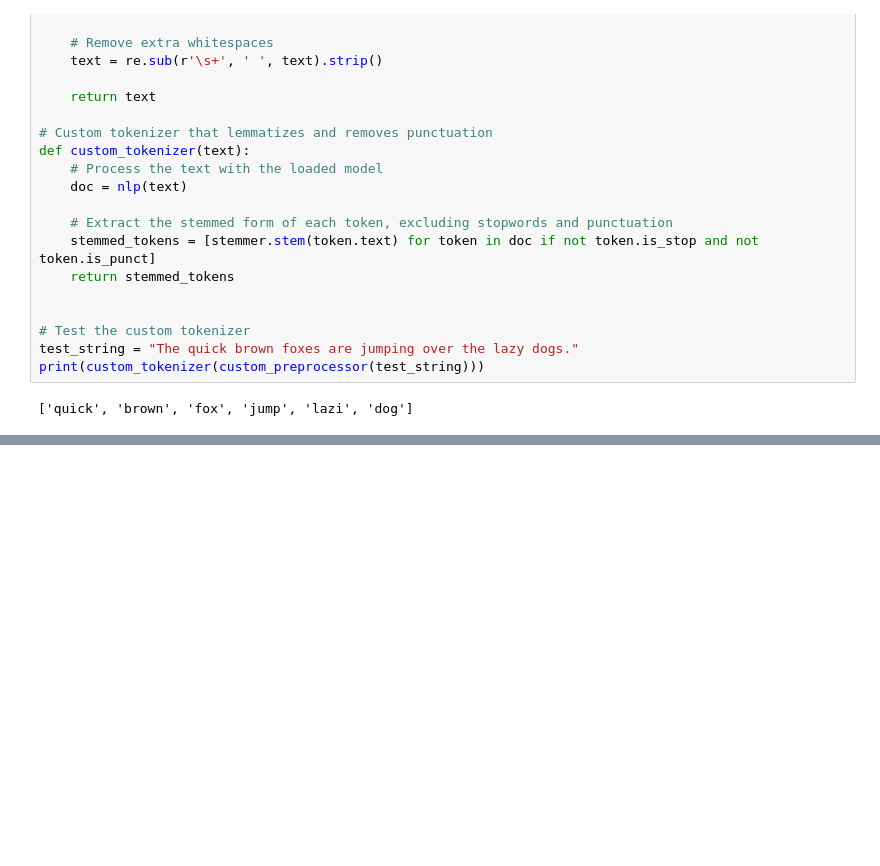
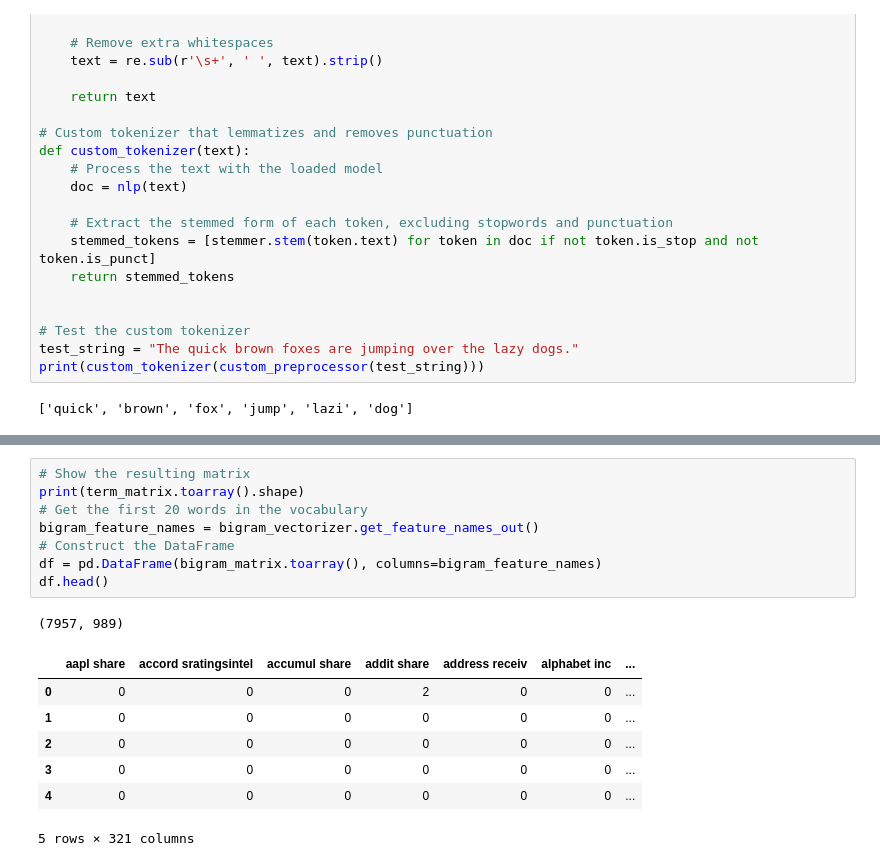
Before and after one commit to Matin-M/DTM-Predictor, a Jupyter notebook: Preprocessing/Main.ipynb, the cells around one changed output, grey strips where cells are left out. Drawn from its saved outputs; the diff is of its cells as text; blank space fills up the shorter version.

```diff
--- a/Preprocessing/Main.ipynb
+++ b/Preprocessing/Main.ipynb
@@ -150,0 +162,17 @@ KeyboardInterrupt:
+# %%
+# Show the resulting matrix
+print(term_matrix.toarray().shape)
+# Get the first 20 words in the vocabulary
+bigram_feature_names = bigram_vectorizer.get_feature_names_out()
+# Construct the DataFrame
+df = pd.DataFrame(bigram_matrix.toarray(), columns=bigram_feature_names)
+df.head()
+# %% [output]
+(7957, 989)
+|  | aapl share | accord sratingsintel | accumul share | addit share | address receiv | alphabet inc | ... |
+| 0 | 0 | 0 | 0 | 2 | 0 | 0 | ... |
+| 1 | 0 | 0 | 0 | 0 | 0 | 0 | ... |
+| 2 | 0 | 0 | 0 | 0 | 0 | 0 | ... |
+| 3 | 0 | 0 | 0 | 0 | 0 | 0 | ... |
+| 4 | 0 | 0 | 0 | 0 | 0 | 0 | ... |
+5 rows × 321 columns
```
Also changed, not shown: parts of 5 cells of this notebook.
